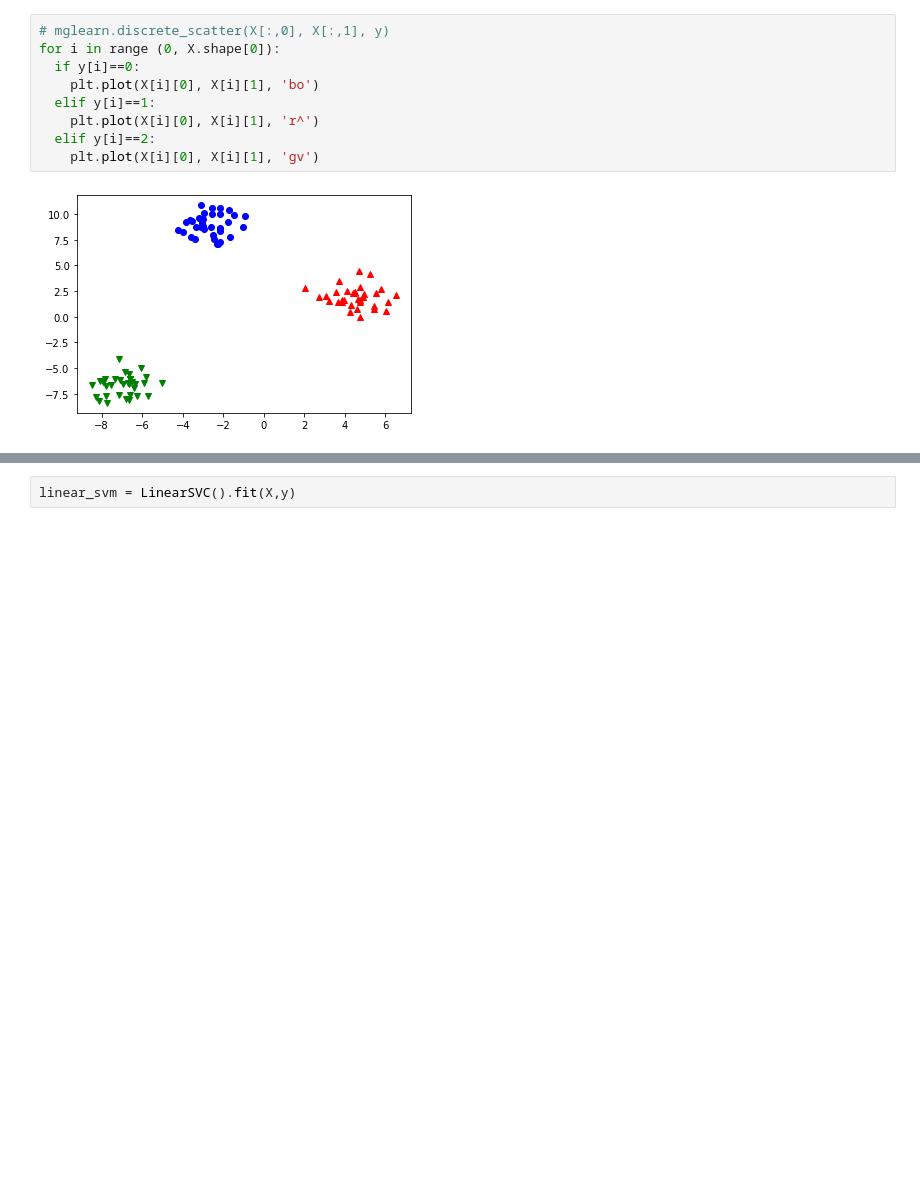
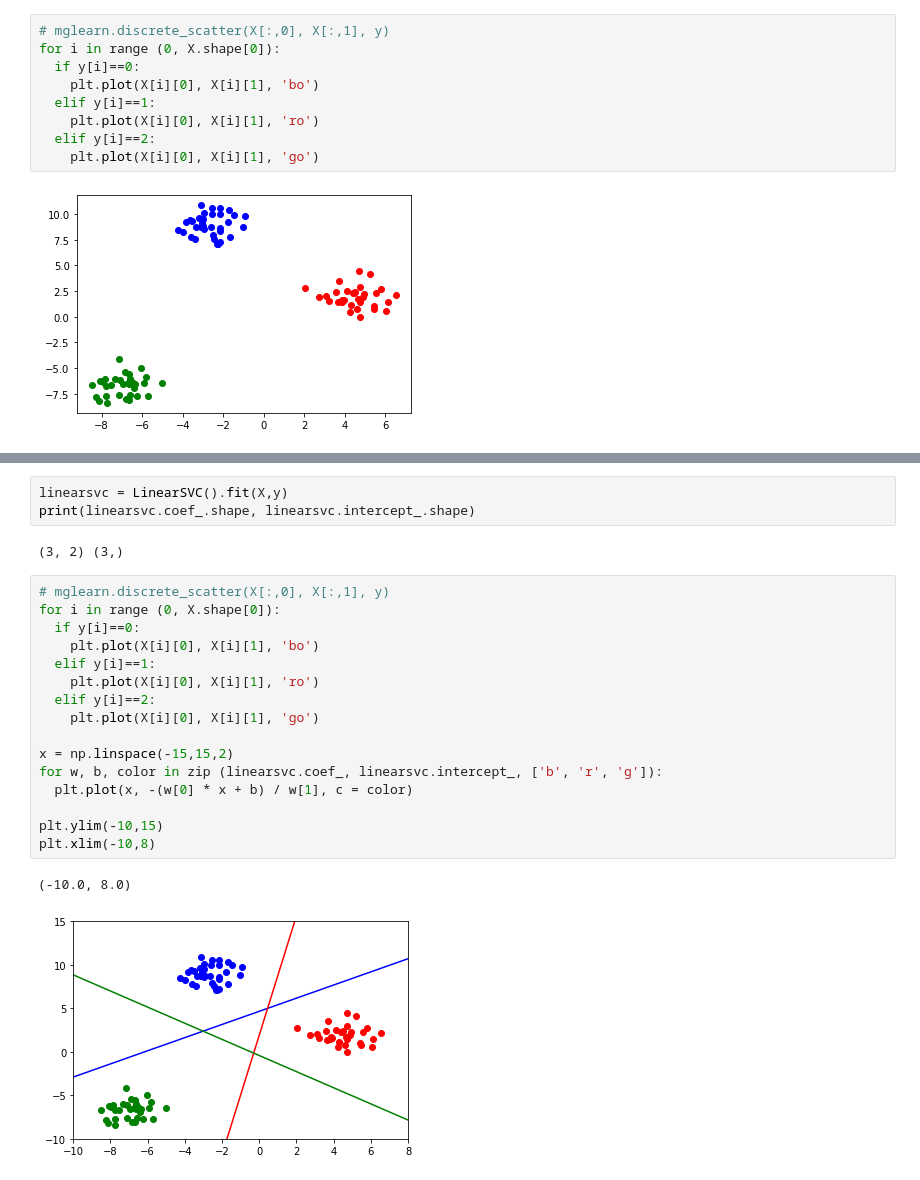
Before and after one commit to ggyuchive/MLpractice, a Jupyter notebook: Introduction to Machine Learning/Supervised_Learning(1).ipynb, the cells around one changed output, grey strips where cells are left out. Cells and saved outputs as stored; diff of their text form; blank space fills up the shorter version.

Commit message:
LinearSVC로 다중분류 시각화

```diff
--- a/Introduction to Machine Learning/Supervised_Learning(1).ipynb
+++ b/Introduction to Machine Learning/Supervised_Learning(1).ipynb
@@ -267,8 +267,8 @@ for i in range (0, X.shape[0]):
   if y[i]==0:
     plt.plot(X[i][0], X[i][1], 'bo')
   elif y[i]==1:
-    plt.plot(X[i][0], X[i][1], 'r^')
+    plt.plot(X[i][0], X[i][1], 'ro')
   elif y[i]==2:
-    plt.plot(X[i][0], X[i][1], 'gv')
+    plt.plot(X[i][0], X[i][1], 'go')
 # %% [output]
 [figure]
@@ -275,2 +287,24 @@ for i in range (0, X.shape[0]):
 # %%
-linear_svm = LinearSVC().fit(X,y)
+linearsvc = LinearSVC().fit(X,y)
+print(linearsvc.coef_.shape, linearsvc.intercept_.shape)
+# %% [output]
+(3, 2) (3,)
+# %%
+# mglearn.discrete_scatter(X[:,0], X[:,1], y)
+for i in range (0, X.shape[0]):
+  if y[i]==0:
+    plt.plot(X[i][0], X[i][1], 'bo')
+  elif y[i]==1:
+    plt.plot(X[i][0], X[i][1], 'ro')
+  elif y[i]==2:
+    plt.plot(X[i][0], X[i][1], 'go')
+
+x = np.linspace(-15,15,2)
+for w, b, color in zip (linearsvc.coef_, linearsvc.intercept_, ['b', 'r', 'g']):
+  plt.plot(x, -(w[0] * x + b) / w[1], c = color)
+
+plt.ylim(-10,15)
+plt.xlim(-10,8)
+# %% [output]
+(-10.0, 8.0)
+[figure, added]
```
Also changed, not shown: parts of 2 cells of this notebook.
